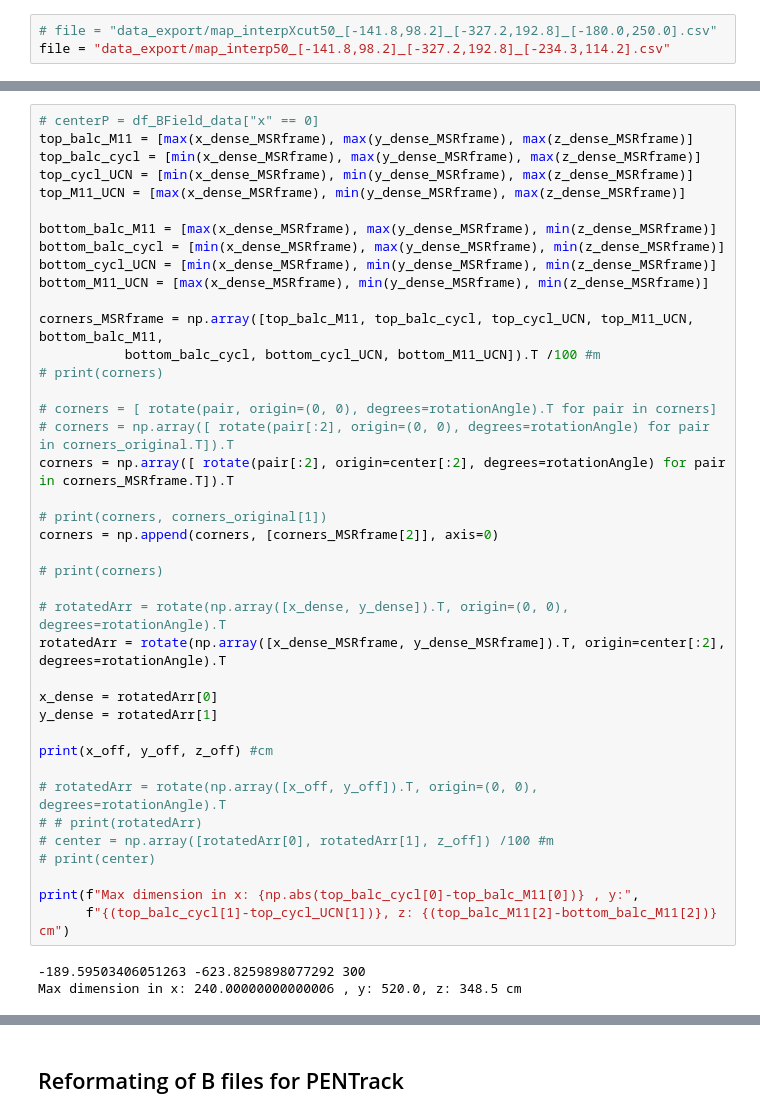
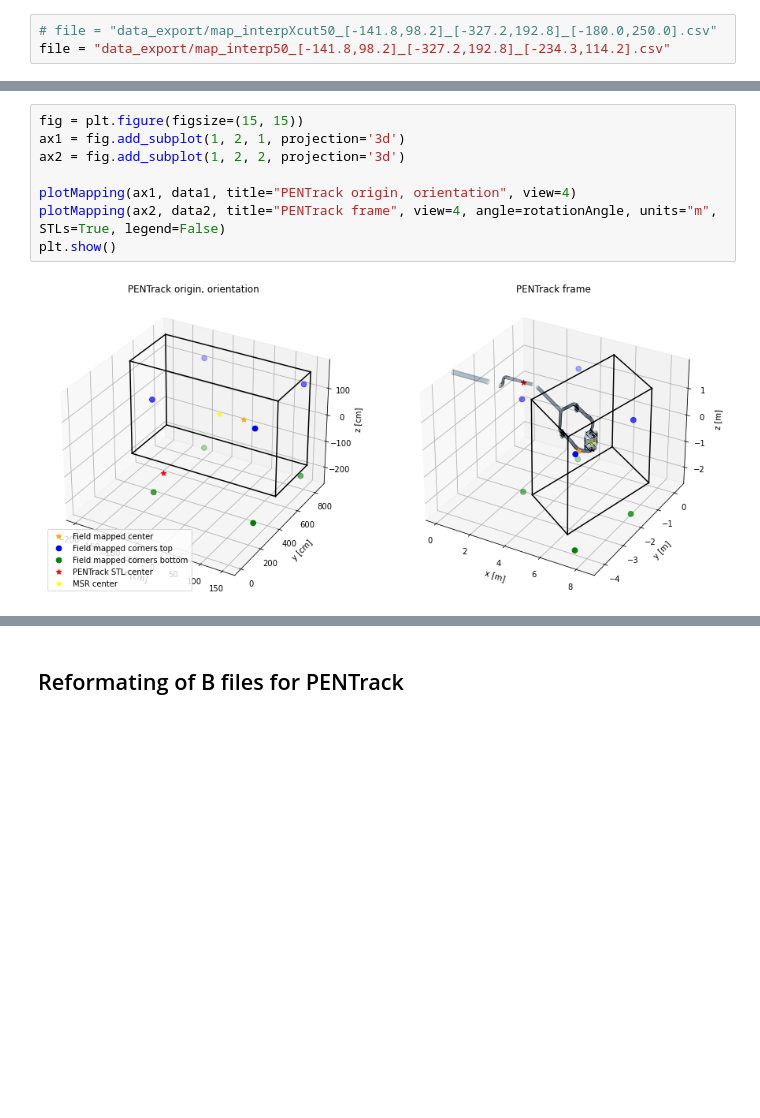
Before and after one commit to eklem1/MesonMagMapping, a Jupyter notebook: MagneticMappingPrevWork/MagMapping-export_TH/PositionCalibration.ipynb, the cells around one changed output, grey strips where cells are left out. Saved outputs shown, nothing was run; the diff lists cells and outputs as text; blank space fills up the shorter version.

```diff
--- a/MagneticMappingPrevWork/MagMapping-export_TH/PositionCalibration.ipynb
+++ b/MagneticMappingPrevWork/MagMapping-export_TH/PositionCalibration.ipynb
@@ -138,43 +291,10 @@ z_dense_MSRframe = df_BField_data["z"] + z_off
 # %%
-# centerP = df_BField_data["x" == 0]
-top_balc_M11 = [max(x_dense_MSRframe), max(y_dense_MSRframe), max(z_dense_MSRframe)]
-top_balc_cycl = [min(x_dense_MSRframe), max(y_dense_MSRframe), max(z_dense_MSRframe)]
-top_cycl_UCN = [min(x_dense_MSRframe), min(y_dense_MSRframe), max(z_dense_MSRframe)]
-top_M11_UCN = [max(x_dense_MSRframe), min(y_dense_MSRframe), max(z_dense_MSRframe)]
+fig = plt.figure(figsize=(15, 15))
+ax1 = fig.add_subplot(1, 2, 1, projection='3d')
+ax2 = fig.add_subplot(1, 2, 2, projection='3d')
 
-bottom_balc_M11 = [max(x_dense_MSRframe), max(y_dense_MSRframe), min(z_dense_MSRframe)]
-bottom_balc_cycl = [min(x_dense_MSRframe), max(y_dense_MSRframe), min(z_dense_MSRframe)]
-bottom_cycl_UCN = [min(x_dense_MSRframe), min(y_dense_MSRframe), min(z_dense_MSRframe)]
-bottom_M11_UCN = [max(x_dense_MSRframe), min(y_dense_MSRframe), min(z_dense_MSRframe)]
-
-corners_MSRframe = np.array([top_balc_M11, top_balc_cycl, top_cycl_UCN, top_M11_UCN, bottom_balc_M11,
-           bottom_balc_cycl, bottom_cycl_UCN, bottom_M11_UCN]).T /100 #m
-# print(corners)
-
-# corners = [ rotate(pair, origin=(0, 0), degrees=rotationAngle).T for pair in corners]
-# corners = np.array([ rotate(pair[:2], origin=(0, 0), degrees=rotationAngle) for pair in corners_original.T]).T
-corners = np.array([ rotate(pair[:2], origin=center[:2], degrees=rotationAngle) for pair in corners_MSRframe.T]).T
-
-# print(corners, corners_original[1])
-corners = np.append(corners, [corners_MSRframe[2]], axis=0)
-
-# print(corners)
-
-# rotatedArr = rotate(np.array([x_dense, y_dense]).T, origin=(0, 0), degrees=rotationAngle).T
-rotatedArr = rotate(np.array([x_dense_MSRframe, y_dense_MSRframe]).T, origin=center[:2], degrees=rotationAngle).T
-
-x_dense = rotatedArr[0]
-y_dense = rotatedArr[1]
-
-print(x_off, y_off, z_off) #cm
-
-# rotatedArr = rotate(np.array([x_off, y_off]).T, origin=(0, 0), degrees=rotationAngle).T
-# # print(rotatedArr)
-# center = np.array([rotatedArr[0], rotatedArr[1], z_off]) /100 #m
-# print(center)
-
-print(f"Max dimension in x: {np.abs(top_balc_cycl[0]-top_balc_M11[0])} , y:",
-      f"{(top_balc_cycl[1]-top_cycl_UCN[1])}, z: {(top_balc_M11[2]-bottom_balc_M11[2])} cm")
+plotMapping(ax1, data1, title="PENTrack origin, orientation", view=4)
+plotMapping(ax2, data2, title="PENTrack frame", view=4, angle=rotationAngle, units="m", STLs=True, legend=False)
+plt.show()
 # %% [output]
--189.59503406051263 -623.8259898077292 300
-Max dimension in x: 240.00000000000006 , y: 520.0, z: 348.5 cm
+[figure, added]
```
Also changed, not shown: parts of 12 cells of this notebook.
